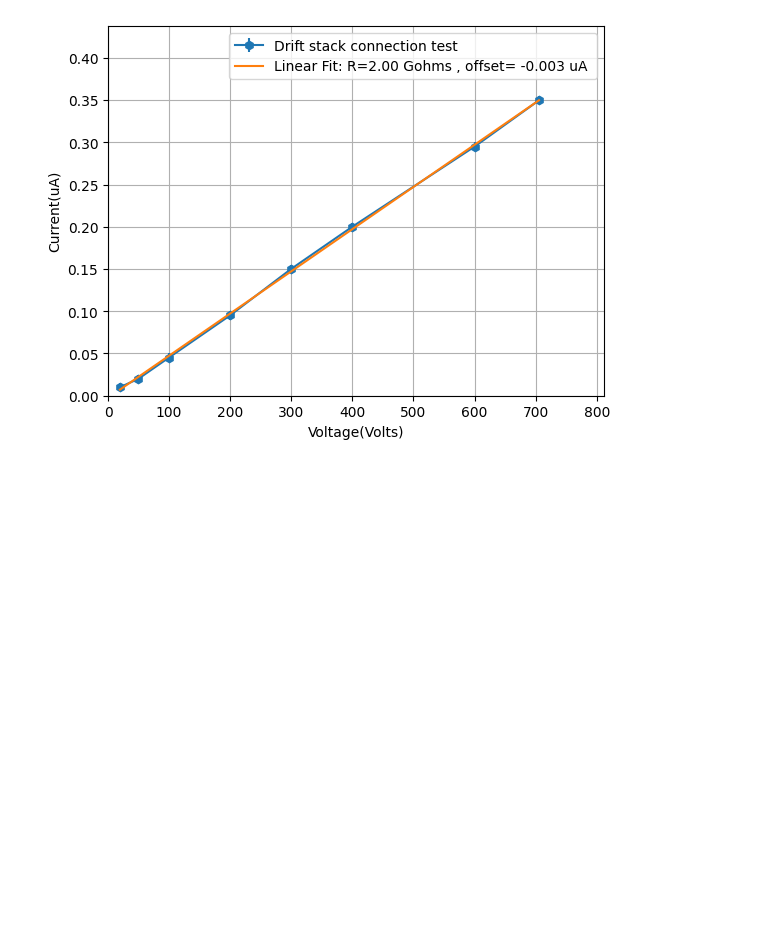
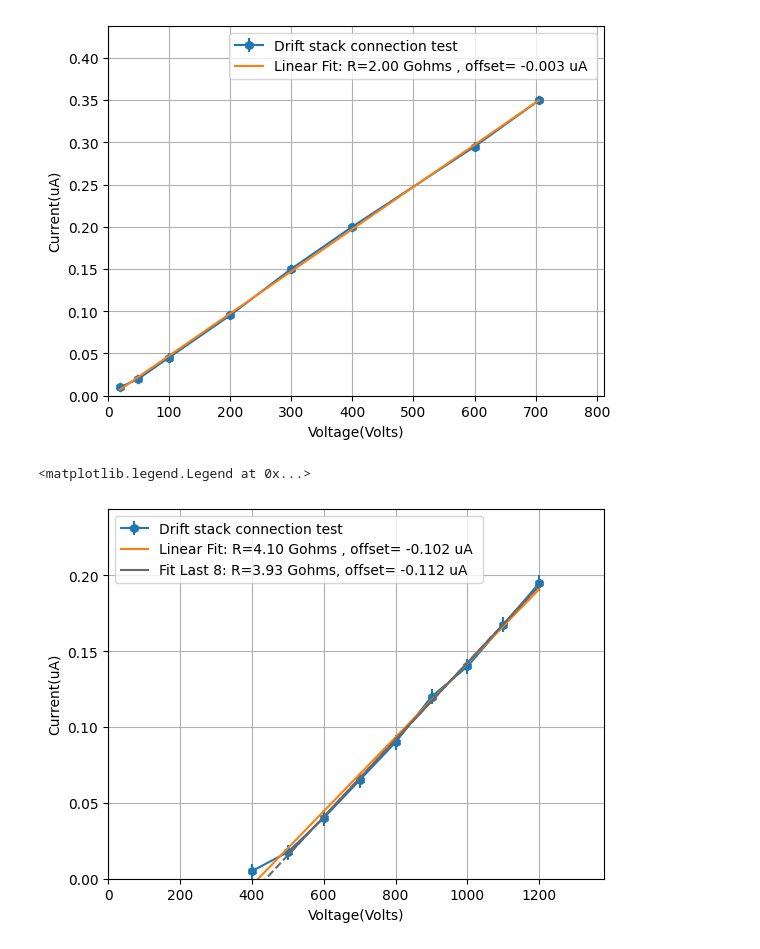
Before and after one commit to jbane11/nexo, a Jupyter notebook: Lab028/slowctr/drift_cell_check.ipynb, the cells around one changed output. Cells and saved outputs as stored; diff of their text form; code cells hidden in the pictures; blank space fills up the shorter version.

```diff
--- a/Lab028/slowctr/drift_cell_check.ipynb
+++ b/Lab028/slowctr/drift_cell_check.ipynb
@@ -867,3 +867,51 @@ plt.legend()
 # %% [output]
 <matplotlib.legend.Legend at 0x...>
 [figure]
+# %%
+#v = np.array([100   ,199.8  ,299.8 ,399.8, 500 ,600, 699.8, 800.0, 1000  ])
+#a = np.array([0.00  ,0.02   ,0.05  ,0.075, 0.1 ,0.12,0.145, 0.170, 0.220])
+
+v = np.array([400,500,600,700,800,900,1000,1100,1200]) # June 25th
+a = np.array([0.005,0.0175,0.04,0.065,0.09,0.12,0.140,0.1675,0.195])
+
+
+
+plt.errorbar(x=v,y=a,yerr=0.005,xerr=1, marker="h", label="Drift stack connection test",fmt="")
+
+fit1_popt, fit1_pcov = curve_fit(func,v,a,)
+xfit1=np.arange(np.min(v), np.max(v),1)
+yfit1=func(xfit1,fit1_popt[0],fit1_popt[1])
+plt.errorbar(x=xfit1,y=yfit1, label="Linear Fit: R=%.2f Gohms , offset= %.3f uA "%(1/(fit1_popt[0]*10**(-6)*10**(9)) , fit1_popt[1] ))
+
+
+# fit2_popt, fit2_pcov = curve_fit(func,v[:3],a[:3])
+# xfit2=np.arange(np.min(v[:3]), np.max(v[:3]),1)
+# xfit2_l=np.arange(0, np.max(v),1)
+# yfit2=func(xfit2,fit2_popt[0],fit2_popt[1])
+# yfit2_l=func(xfit2_l,fit2_popt[0],fit2_popt[1],)
+#plt.errorbar(x=xfit2,y=yfit2, color="r",label="Fit First 4: R=%.2f Gohms, offset= %.3f uA"%(1/(fit2_popt[0]*10**(-6)*10**(9)),  fit2_popt[1] ))
+#plt.errorbar(x=xfit2_l,y=yfit2_l,fmt="--",color="r")
+
+
+f_bin=1
+fit3_popt, fit3_pcov = curve_fit(func,v[f_bin:],a[f_bin:])
+xfit3=np.arange(np.min(v[f_bin:]), np.max(v[f_bin:]),1)
+size=len(v[f_bin:])
+yfit3=func(xfit3,fit3_popt[0],fit3_popt[1])
+xfit3_l=np.arange(0, np.max(v),1)
+yfit3_l=func(xfit3_l,fit3_popt[0],fit3_popt[1],)
+plt.errorbar(x=xfit3,y=yfit3,c="dimgrey", label="Fit Last %i: R=%.2f Gohms, offset= %.3f uA"%(size,1/(fit3_popt[0]*10**(-6)*10**(9)) , fit3_popt[1]))
+plt.errorbar(x=xfit3_l,y=yfit3_l,fmt="--",color="dimgrey")
+
+
+
+plt.xlabel("Voltage(Volts)")
+plt.ylabel("Current(uA)")
+plt.grid(True)
+plt.xlim(0,np.max(v)*1.15)
+plt.ylim(0,np.max(a)*1.25)
+
+plt.legend()
+# %% [output]
+<matplotlib.legend.Legend at 0x...>
+[figure, added]
```
Also changed, not shown: 2 other files.
